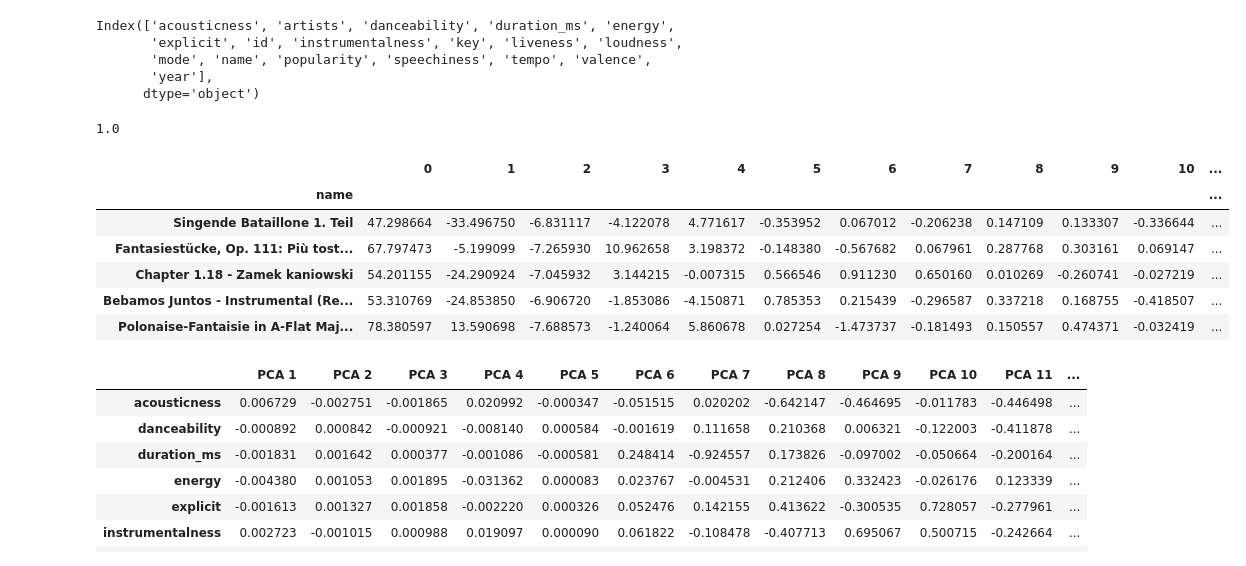
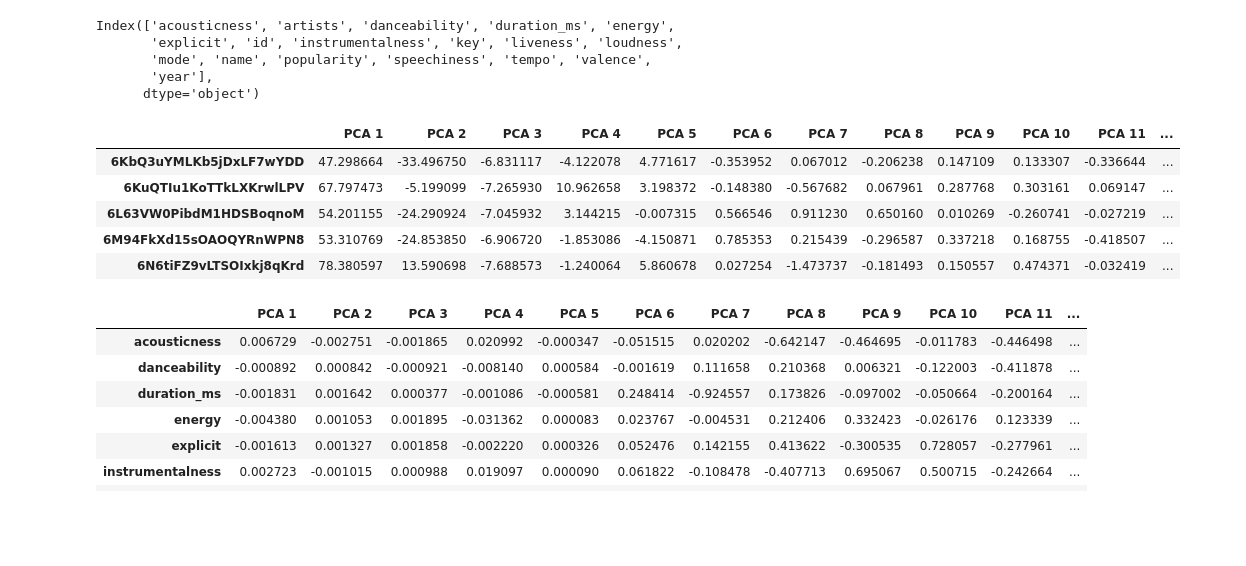
Before and after one commit to Manuela-AYO/DAProject2022, a Jupyter notebook: spotifyAnalysis.ipynb, the cells around one changed output. Cells and saved outputs as stored; diff of their text form; code cells hidden in the pictures; blank space fills up the shorter version.

```diff
--- a/spotifyAnalysis.ipynb
+++ b/spotifyAnalysis.ipynb
@@ -69,0 +168,3 @@ False
+# %%
+# change the data type of name from object to string
+df["name"] = df["name"].astype("string")
@@ -69,0 +177,6 @@ False
+# %%
+# the popularity is between 0 and 100 so 8 bits are enough
+df["popularity"] = df["popularity"].astype("int8")
+# %%
+# speechiness is between 0.0 and 1.0
+df["speechiness"] = df["speechiness"].astype("float16")
@@ -70,3 +191,6 @@ False
+# %%
+# valence is between 0.0 and 1.0
+df["valence"] = df["valence"].astype("float16")
 # %%
 # remove the release_date column because of the inconsistency of its data
 # sometimes we have the whole date and other times, it's just the year
@@ -90,7 +237,3 @@ Index(['acousticness', 'artists', 'danceability', 'duration_ms', 'energy',
        'mode', 'name', 'popularity', 'speechiness', 'tempo', 'valence',
        'year'],
       dtype='object')
-# %%
-new_df["valence"].max()
-# %% [output]
-1.0
@@ -112,15 +255,16 @@ pca_model = pca.fit_transform(pca_df)
 # %%
 column = [f"PCA {i+1}" for i in range(pca.n_components_)]
 # %%
+songs = new_df["name"].tolist()
+songs_ids = new_df["id"].tolist()
 # let's see the data in the pca space
-pca_space_df = pd.DataFrame(pca_model, index=songs, columns=column)
+pca_space_df = pd.DataFrame(pca_model, index=songs_ids, columns=column)
 pca_space_df.head()
 # %% [output]
-|  | 0 | 1 | 2 | 3 | 4 | 5 | 6 | 7 | 8 | 9 | 10 | ... |
-| name |  |  |  |  |  |  |  |  |  |  |  | ... |
-| Singende Bataillone 1. Teil | 47.298664 | -33.496750 | -6.831117 | -4.122078 | 4.771617 | -0.353952 | 0.067012 | -0.206238 | 0.147109 | 0.133307 | -0.336644 | ... |
-| Fantasiestücke, Op. 111: Più tost... | 67.797473 | -5.199099 | -7.265930 | 10.962658 | 3.198372 | -0.148380 | -0.567682 | 0.067961 | 0.287768 | 0.303161 | 0.069147 | ... |
-| Chapter 1.18 - Zamek kaniowski | 54.201155 | -24.290924 | -7.045932 | 3.144215 | -0.007315 | 0.566546 | 0.911230 | 0.650160 | 0.010269 | -0.260741 | -0.027219 | ... |
-| Bebamos Juntos - Instrumental (Re... | 53.310769 | -24.853850 | -6.906720 | -1.853086 | -4.150871 | 0.785353 | 0.215439 | -0.296587 | 0.337218 | 0.168755 | -0.418507 | ... |
-| Polonaise-Fantaisie in A-Flat Maj... | 78.380597 | 13.590698 | -7.688573 | -1.240064 | 5.860678 | 0.027254 | -1.473737 | -0.181493 | 0.150557 | 0.474371 | -0.032419 | ... |
+|  | PCA 1 | PCA 2 | PCA 3 | PCA 4 | PCA 5 | PCA 6 | PCA 7 | PCA 8 | PCA 9 | PCA 10 | PCA 11 | ... |
+| 6KbQ3uYMLKb5jDxLF7wYDD | 47.298664 | -33.496750 | -6.831117 | -4.122078 | 4.771617 | -0.353952 | 0.067012 | -0.206238 | 0.147109 | 0.133307 | -0.336644 | ... |
+| 6KuQTIu1KoTTkLXKrwlLPV | 67.797473 | -5.199099 | -7.265930 | 10.962658 | 3.198372 | -0.148380 | -0.567682 | 0.067961 | 0.287768 | 0.303161 | 0.069147 | ... |
+| 6L63VW0PibdM1HDSBoqnoM | 54.201155 | -24.290924 | -7.045932 | 3.144215 | -0.007315 | 0.566546 | 0.911230 | 0.650160 | 0.010269 | -0.260741 | -0.027219 | ... |
+| 6M94FkXd15sOAOQYRnWPN8 | 53.310769 | -24.853850 | -6.906720 | -1.853086 | -4.150871 | 0.785353 | 0.215439 | -0.296587 | 0.337218 | 0.168755 | -0.418507 | ... |
+| 6N6tiFZ9vLTSOIxkj8qKrd | 78.380597 | 13.590698 | -7.688573 | -1.240064 | 5.860678 | 0.027254 | -1.473737 | -0.181493 | 0.150557 | 0.474371 | -0.032419 | ... |
 # %%
```
Also changed, not shown: parts of 93 cells of this notebook.
